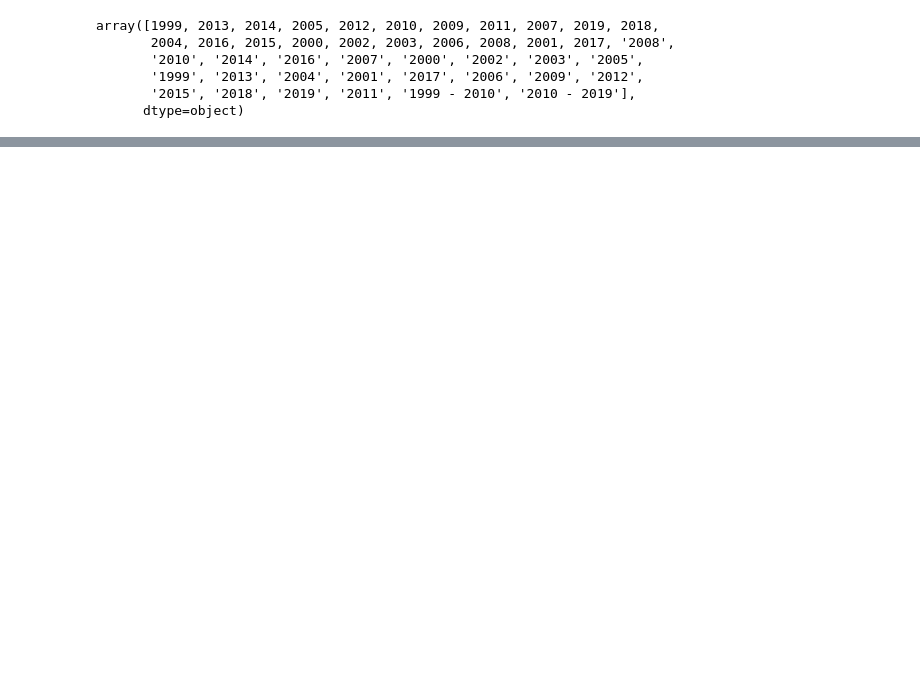
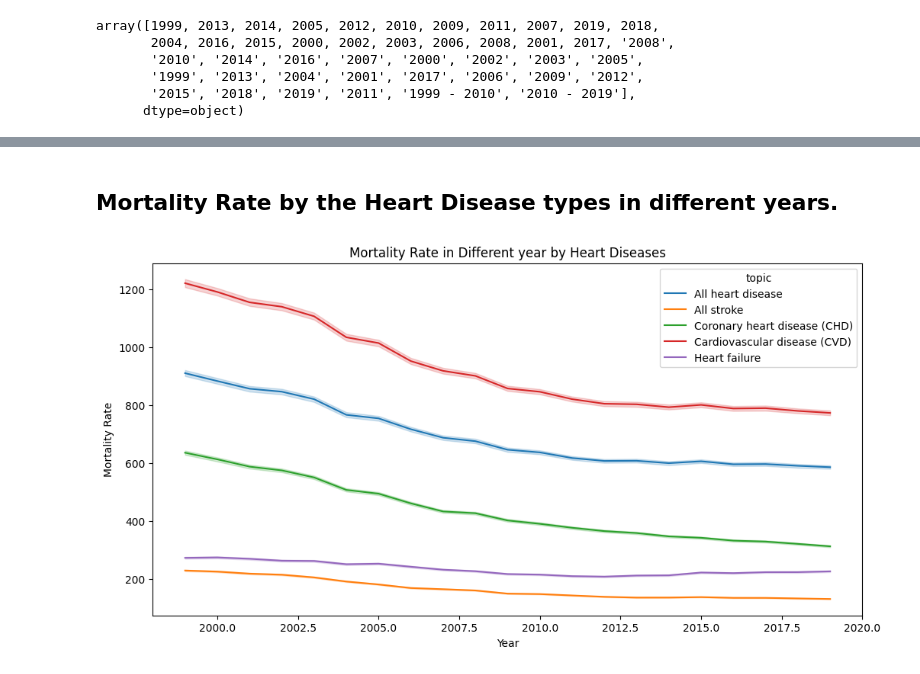
Before and after one commit to sabhi14/heart-disease-analysis, a Jupyter notebook: Code/5100_Heart_Disease_Mortality_Rate.ipynb, the cells around one changed output, grey strips where cells are left out. Drawn from its saved outputs; the diff is of its cells as text; code cells hidden in the pictures; blank space fills up the shorter version.

```diff
--- a/Code/5100_Heart_Disease_Mortality_Rate.ipynb
+++ b/Code/5100_Heart_Disease_Mortality_Rate.ipynb
@@ -119,3 +147,0 @@ Sorting the Dataframe by LocationAbbr and then by Year.
-# %%
-mortality_data = mortality_data.sort_values(by=['LocationAbbr', 'Year'])
-mortality_data
@@ -281,0 +248,11 @@ This box plot gives much clearer understanding for the Race-Ethnicity with Morta
+# %% [markdown]
+## Mortality Rate by the Heart Disease types in different years.
+# %%
+plt.figure(figsize=(12, 6))
+sns.lineplot(mortality_data, x = 'year', y = 'mortality_rate', hue= 'topic')
+plt.title("Mortality Rate in Different year by Heart Diseases")
+plt.xlabel("Year")
+plt.ylabel("Mortality Rate")
+plt.show()
+# %% [output]
+[figure, added]
```
Also changed, not shown: parts of 138 cells of this notebook, 1 other file.
